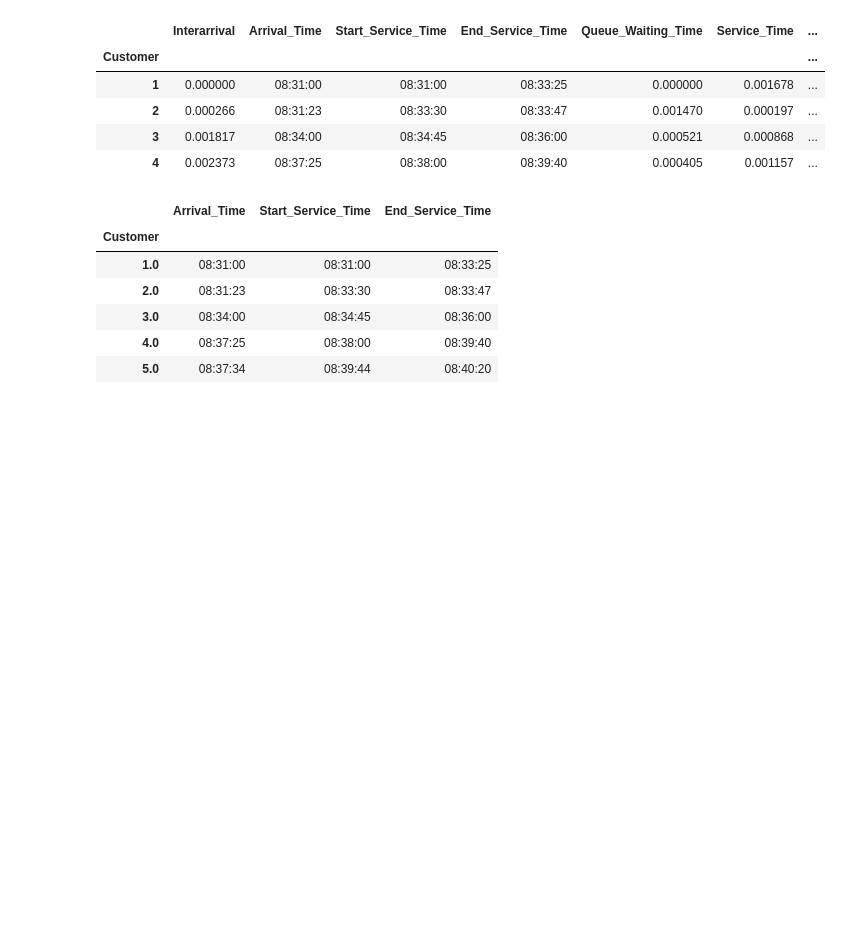
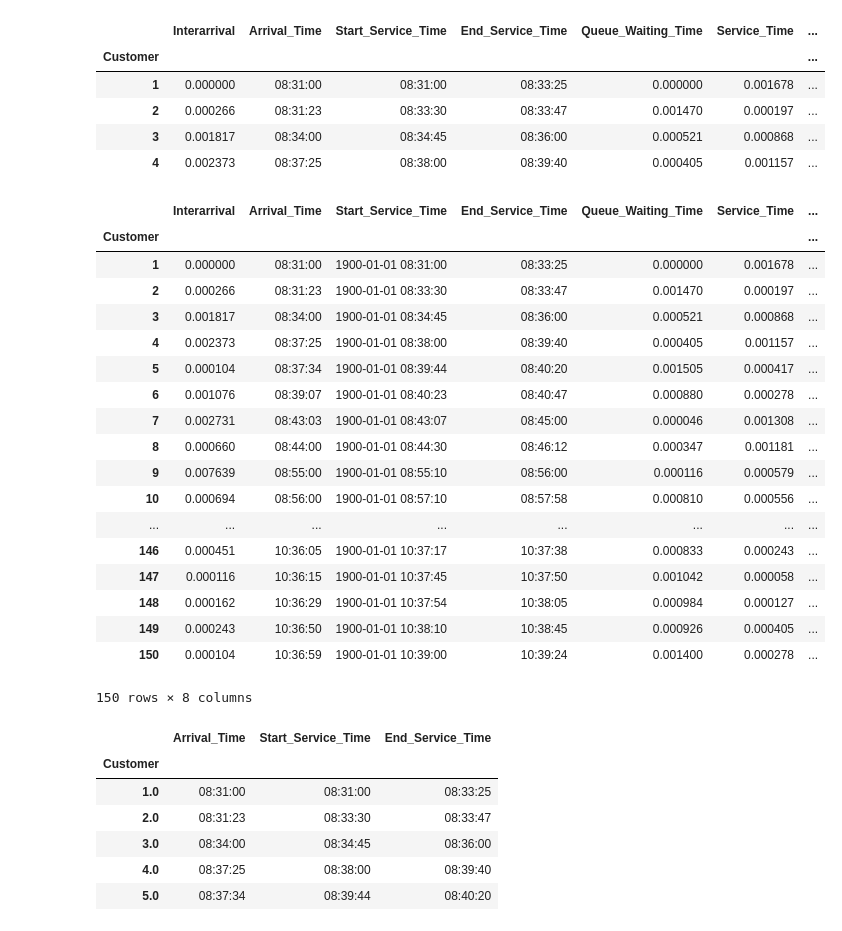
Before and after one commit to MrRutledge/Simulation_Project, a Jupyter notebook: Report using Python & Jupyter Notebook.ipynb, the cells around one changed output. Cells and saved outputs as stored; diff of their text form; code cells hidden in the pictures; blank space fills up the shorter version.

```diff
--- a/Report using Python & Jupyter Notebook.ipynb
+++ b/Report using Python & Jupyter Notebook.ipynb
@@ -48,3 +75,5 @@ csv_data.head(4)
 | 2 | 0.000266 | 08:31:23 | 08:33:30 | 08:33:47 | 0.001470 | 0.000197 | ... |
 | 3 | 0.001817 | 08:34:00 | 08:34:45 | 08:36:00 | 0.000521 | 0.000868 | ... |
 | 4 | 0.002373 | 08:37:25 | 08:38:00 | 08:39:40 | 0.000405 | 0.001157 | ... |
+# %%
+csv_data.Start_Service_Time = pd.to_datetime(csv_data.Start_Service_Time, format='%X')
@@ -51,5 +84,29 @@ csv_data.head(4)
+# %%
+csv_data.Start_Service_Time = pd.to_datetime(csv_data.Start_Service_Time, format='%X')
 # %%
 row_data.set_index('Customer' , inplace = True)
+# %%
+csv_data
+# %% [output]
+|  | Interarrival | Arrival_Time | Start_Service_Time | End_Service_Time | Queue_Waiting_Time | Service_Time | ... |
+| Customer |  |  |  |  |  |  | ... |
+| 1 | 0.000000 | 08:31:00 | 1900-01-01 08:31:00 | 08:33:25 | 0.000000 | 0.001678 | ... |
+| 2 | 0.000266 | 08:31:23 | 1900-01-01 08:33:30 | 08:33:47 | 0.001470 | 0.000197 | ... |
+| 3 | 0.001817 | 08:34:00 | 1900-01-01 08:34:45 | 08:36:00 | 0.000521 | 0.000868 | ... |
+| 4 | 0.002373 | 08:37:25 | 1900-01-01 08:38:00 | 08:39:40 | 0.000405 | 0.001157 | ... |
+| 5 | 0.000104 | 08:37:34 | 1900-01-01 08:39:44 | 08:40:20 | 0.001505 | 0.000417 | ... |
+| 6 | 0.001076 | 08:39:07 | 1900-01-01 08:40:23 | 08:40:47 | 0.000880 | 0.000278 | ... |
+| 7 | 0.002731 | 08:43:03 | 1900-01-01 08:43:07 | 08:45:00 | 0.000046 | 0.001308 | ... |
+| 8 | 0.000660 | 08:44:00 | 1900-01-01 08:44:30 | 08:46:12 | 0.000347 | 0.001181 | ... |
+| 9 | 0.007639 | 08:55:00 | 1900-01-01 08:55:10 | 08:56:00 | 0.000116 | 0.000579 | ... |
+| 10 | 0.000694 | 08:56:00 | 1900-01-01 08:57:10 | 08:57:58 | 0.000810 | 0.000556 | ... |
+| ... | ... | ... | ... | ... | ... | ... | ... |
+| 146 | 0.000451 | 10:36:05 | 1900-01-01 10:37:17 | 10:37:38 | 0.000833 | 0.000243 | ... |
+| 147 | 0.000116 | 10:36:15 | 1900-01-01 10:37:45 | 10:37:50 | 0.001042 | 0.000058 | ... |
+| 148 | 0.000162 | 10:36:29 | 1900-01-01 10:37:54 | 10:38:05 | 0.000984 | 0.000127 | ... |
+| 149 | 0.000243 | 10:36:50 | 1900-01-01 10:38:10 | 10:38:45 | 0.000926 | 0.000405 | ... |
+| 150 | 0.000104 | 10:36:59 | 1900-01-01 10:39:00 | 10:39:24 | 0.001400 | 0.000278 | ... |
+150 rows × 8 columns
 # %%
 df =row_data.dropna(how = 'all')
 # %%
```
Also changed, not shown: parts of 11 cells of this notebook, 1 other file.
